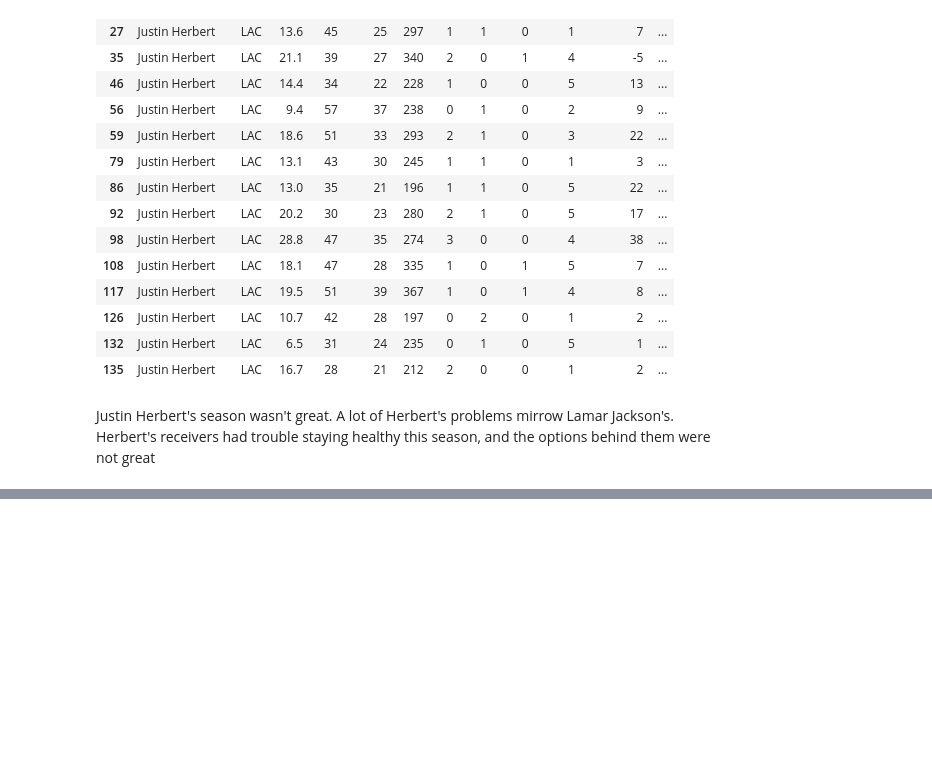
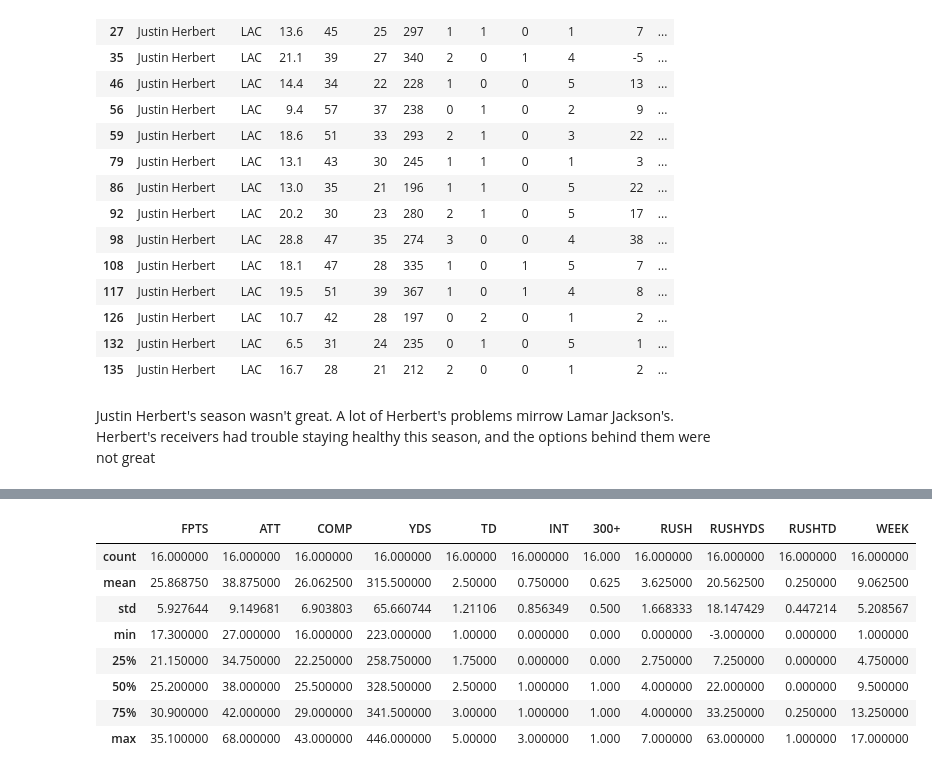
Before and after one commit to jonpb99/Fantasy_Football_Data_Analytics, a Jupyter notebook: 2022_Data/ff_research_qb.ipynb, the cells around one changed output, grey strips where cells are left out. Saved outputs shown, nothing was run; the diff lists cells and outputs as text; code cells hidden in the pictures; blank space fills up the shorter version.

```diff
--- a/2022_Data/ff_research_qb.ipynb
+++ b/2022_Data/ff_research_qb.ipynb
@@ -274,0 +287,14 @@ Justin Herbert's season wasn't great. A lot of Herbert's problems mirrow Lamar J
+# %%
+df_pm = df2[df2['TEAM']=='KC']
+df_pm = df_pm[['NAME','TEAM','FPTS','ATT','COMP','YDS','TD','INT','300+','RUSH','RUSHYDS','RUSHTD','WEEK']]
+df_pm.describe()
+# %% [output]
+|  | FPTS | ATT | COMP | YDS | TD | INT | 300+ | RUSH | RUSHYDS | RUSHTD | WEEK |
+| count | 16.000000 | 16.000000 | 16.000000 | 16.000000 | 16.00000 | 16.000000 | 16.000 | 16.000000 | 16.000000 | 16.000000 | 16.000000 |
+| mean | 25.868750 | 38.875000 | 26.062500 | 315.500000 | 2.50000 | 0.750000 | 0.625 | 3.625000 | 20.562500 | 0.250000 | 9.062500 |
+| std | 5.927644 | 9.149681 | 6.903803 | 65.660744 | 1.21106 | 0.856349 | 0.500 | 1.668333 | 18.147429 | 0.447214 | 5.208567 |
+| min | 17.300000 | 27.000000 | 16.000000 | 223.000000 | 1.00000 | 0.000000 | 0.000 | 0.000000 | -3.000000 | 0.000000 | 1.000000 |
+| 25% | 21.150000 | 34.750000 | 22.250000 | 258.750000 | 1.75000 | 0.000000 | 0.000 | 2.750000 | 7.250000 | 0.000000 | 4.750000 |
+| 50% | 25.200000 | 38.000000 | 25.500000 | 328.500000 | 2.50000 | 1.000000 | 1.000 | 4.000000 | 22.000000 | 0.000000 | 9.500000 |
+| 75% | 30.900000 | 42.000000 | 29.000000 | 341.500000 | 3.00000 | 1.000000 | 1.000 | 4.000000 | 33.250000 | 0.250000 | 13.250000 |
+| max | 35.100000 | 68.000000 | 43.000000 | 446.000000 | 5.00000 | 3.000000 | 1.000 | 7.000000 | 63.000000 | 1.000000 | 17.000000 |
```
Also changed, not shown: parts of 12 cells of this notebook.
